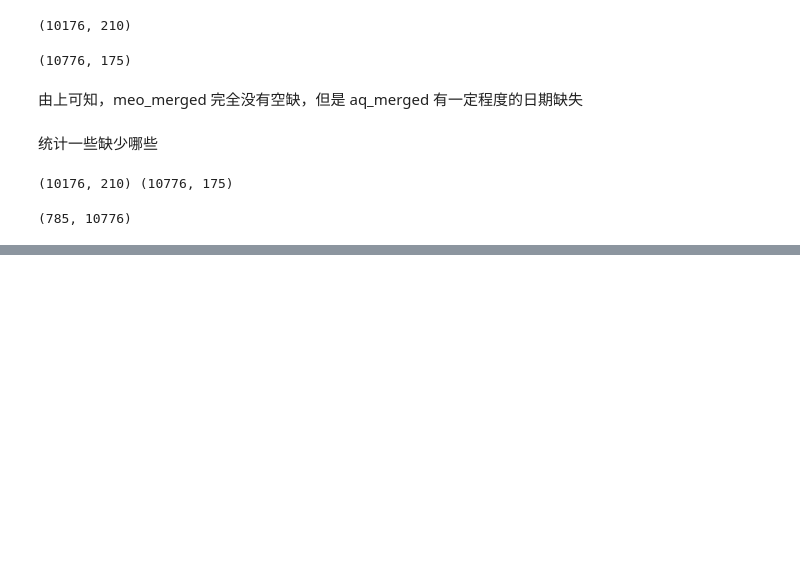
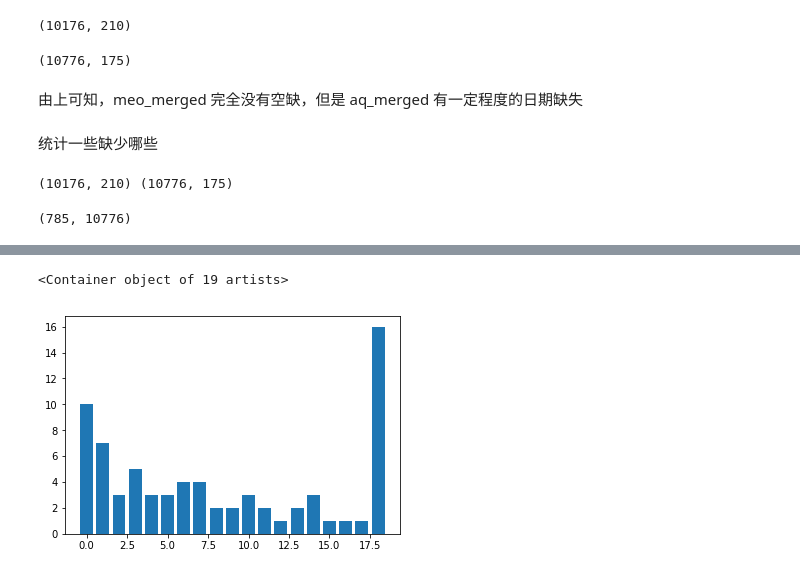
Before and after one commit to txytju/air-quality-prediction, a Jupyter notebook: weather_data_exploration.ipynb, the cells around one changed output, grey strips where cells are left out. Saved outputs shown, nothing was run; the diff lists cells and outputs as text; code cells hidden in the pictures; blank space fills up the shorter version.

```diff
--- a/weather_data_exploration.ipynb
+++ b/weather_data_exploration.ipynb
@@ -267,4 +267,4 @@ len(empty), len(meo_merged.index)
 l = [i[:10] for i in empty]
 # %%
 from collections import Counter
-Counter(l)
+c = Counter(l)
@@ -289,2 +291,10 @@ Counter({'2017-01-23': 2,
+# %%
+num = Counter(c.values())
+# %%
+# 柱状图
+plt.bar(range(len(num.values())), num.values())
+# %% [output]
+<Container object of 19 artists>
+[figure, added]
 # %%
 # all_merged = pd.concat([aq_merged, meo_merged], axis=1)
```
Also changed, not shown: parts of 3 cells of this notebook.
